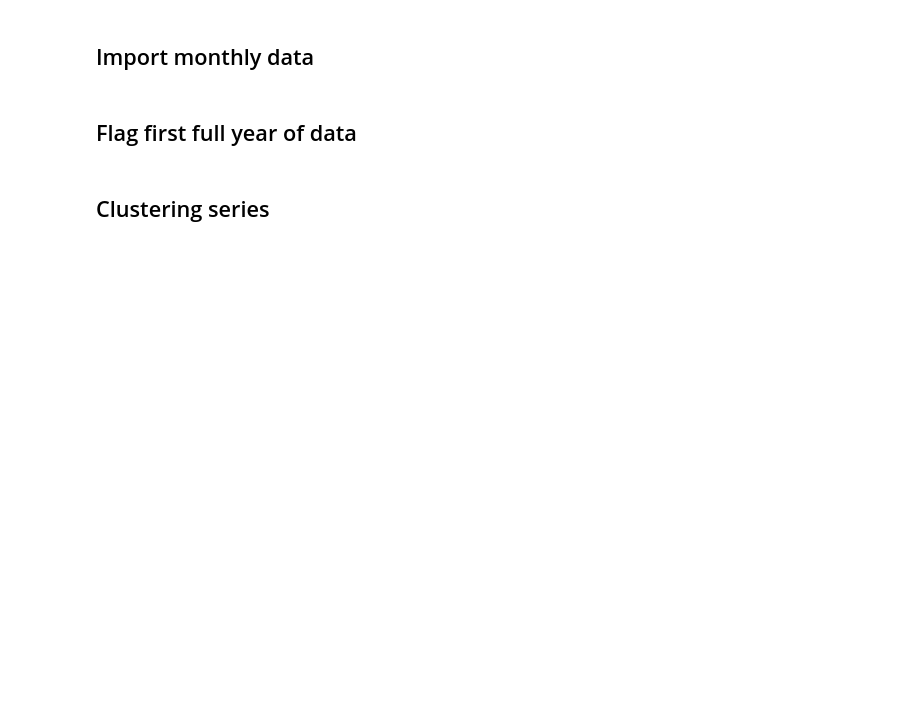
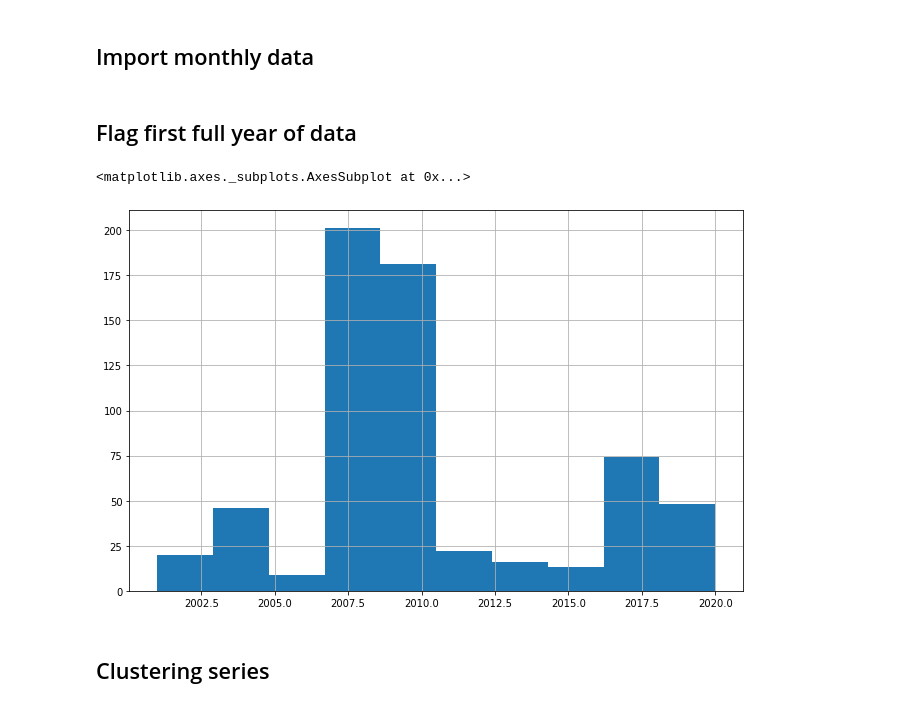
Before and after one commit to bragarods/agro, a Jupyter notebook: notebooks/ts_clustering.ipynb, the cells around one changed output. Cells and saved outputs as stored; diff of their text form; code cells hidden in the pictures; blank space fills up the shorter version.

```diff
--- a/notebooks/ts_clustering.ipynb
+++ b/notebooks/ts_clustering.ipynb
@@ -65,6 +64,11 @@ min_year = df[df['flag_chuva_max_12m']==1].groupby('cd_estacao').agg(min_year=('
 df = pd.merge(df,min_year,how='left',left_on=df.cd_estacao,right_on=min_year.index)
 
 df.drop(columns='key_0', inplace=True)
+# %%
+df.drop_duplicates(['cd_estacao']).min_year.hist()
+# %% [output]
+<matplotlib.axes._subplots.AxesSubplot at 0x...>
+[figure, added]
 # %% [markdown]
 ## Clustering series
 # %%
```
Also changed, not shown: parts of 5 cells of this notebook.
